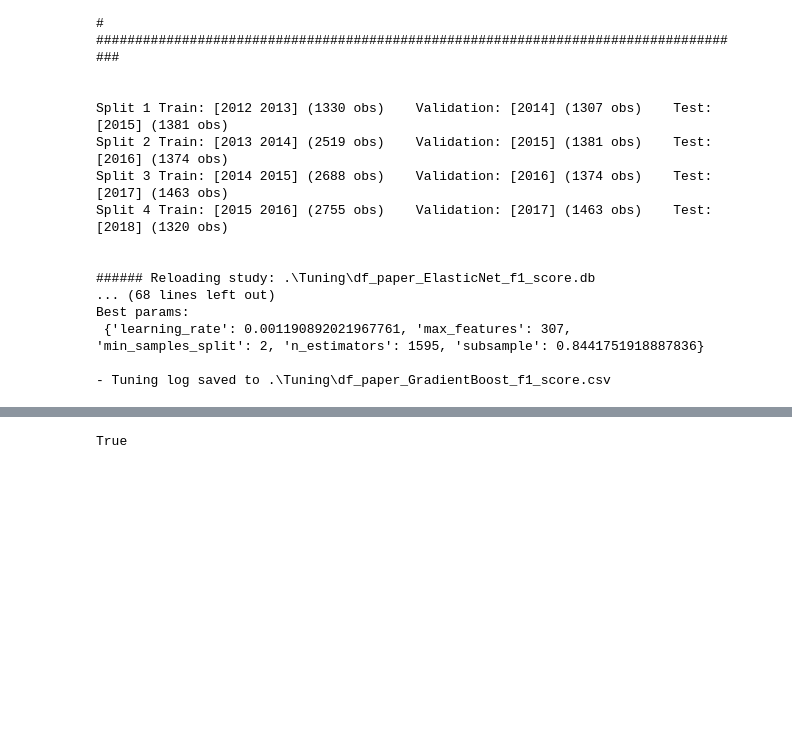
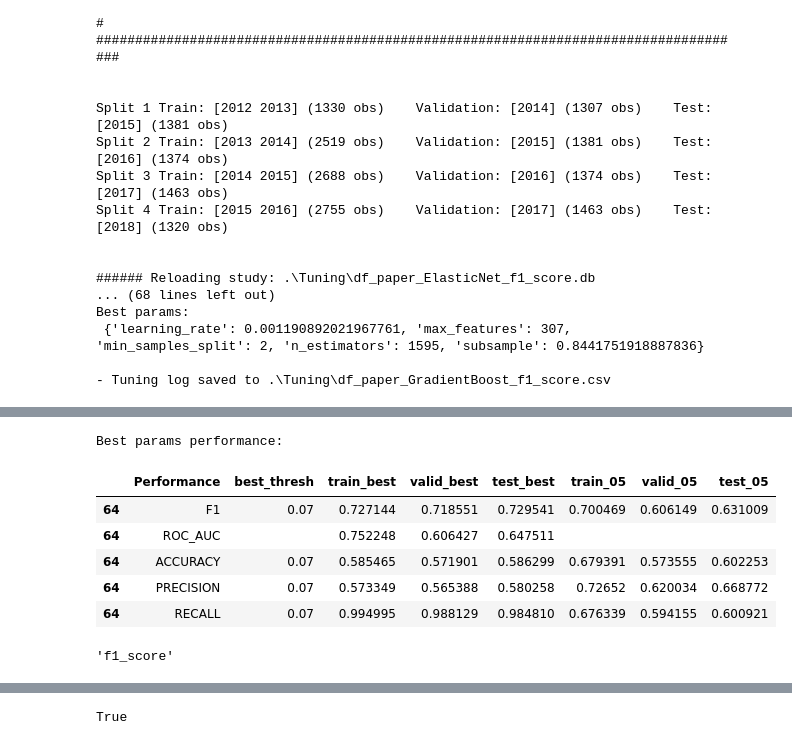
Before and after one commit to AleBitetto/WRDS_accounting, a Jupyter notebook: Predict with ML.ipynb, the cells around one changed output, grey strips where cells are left out. Cells and saved outputs as stored; diff of their text form; code cells hidden in the pictures; blank space fills up the shorter version.

```diff
--- a/Predict with ML.ipynb
+++ b/Predict with ML.ipynb
@@ -303,0 +331,33 @@ study_log
+# %%
+optim_measure='valid_best'
+measure = f1_score
+
+
+avail_measure = study_log.columns[study_log.columns.str.endswith(optim_measure)].str.replace('.'+optim_measure, '', regex=True).tolist()
+avail_set = study_log.columns[study_log.columns.str.startswith(avail_measure[0])].str.replace(avail_measure[0]+'.', '', regex=True).tolist()
+best_row = study_log[study_log['number'] == study.best_trial.number]
+
+df_best = pd.DataFrame()
+for meas in avail_measure:
+    common_cols = set([meas+'.'+x for x in avail_set]) & set(best_row.columns)
+    add_df = best_row.loc[:, common_cols]
+    add_df.columns = add_df.columns.str.replace(meas+'.', '', regex=True)
+    add_df.insert(0, 'Performance', meas)
+    df_best = df_best.append(add_df)
+df_best=df_best.fillna('')#.fillna(method='bfill').fillna(method='ffill')
+# df_best=df_best[[df_best.columns[df_best.columns.str.contains(x)][0] for x in ['Performance', 'thresh', 'train', 'valid', 'test']]]
+df_best=df_best[['Performance', 'best_thresh', 'train_best', 'valid_best', 'test_best', 'train_05', 'valid_05', 'test_05']]
+print('Best params performance:')
+display(df_best)
+# %% [output]
+Best params performance:
+|  | Performance | best_thresh | train_best | valid_best | test_best | train_05 | valid_05 | test_05 |
+| 64 | F1 | 0.07 | 0.727144 | 0.718551 | 0.729541 | 0.700469 | 0.606149 | 0.631009 |
+| 64 | ROC_AUC |  | 0.752248 | 0.606427 | 0.647511 |  |  |  |
+| 64 | ACCURACY | 0.07 | 0.585465 | 0.571901 | 0.586299 | 0.679391 | 0.573555 | 0.602253 |
+| 64 | PRECISION | 0.07 | 0.573349 | 0.565388 | 0.580258 | 0.72652 | 0.620034 | 0.668772 |
+| 64 | RECALL | 0.07 | 0.994995 | 0.988129 | 0.984810 | 0.676339 | 0.594155 | 0.600921 |
+# %%
+measure.__name__
+# %% [output]
+'f1_score'
```
Also changed, not shown: parts of 18 cells of this notebook, 1 other file.
